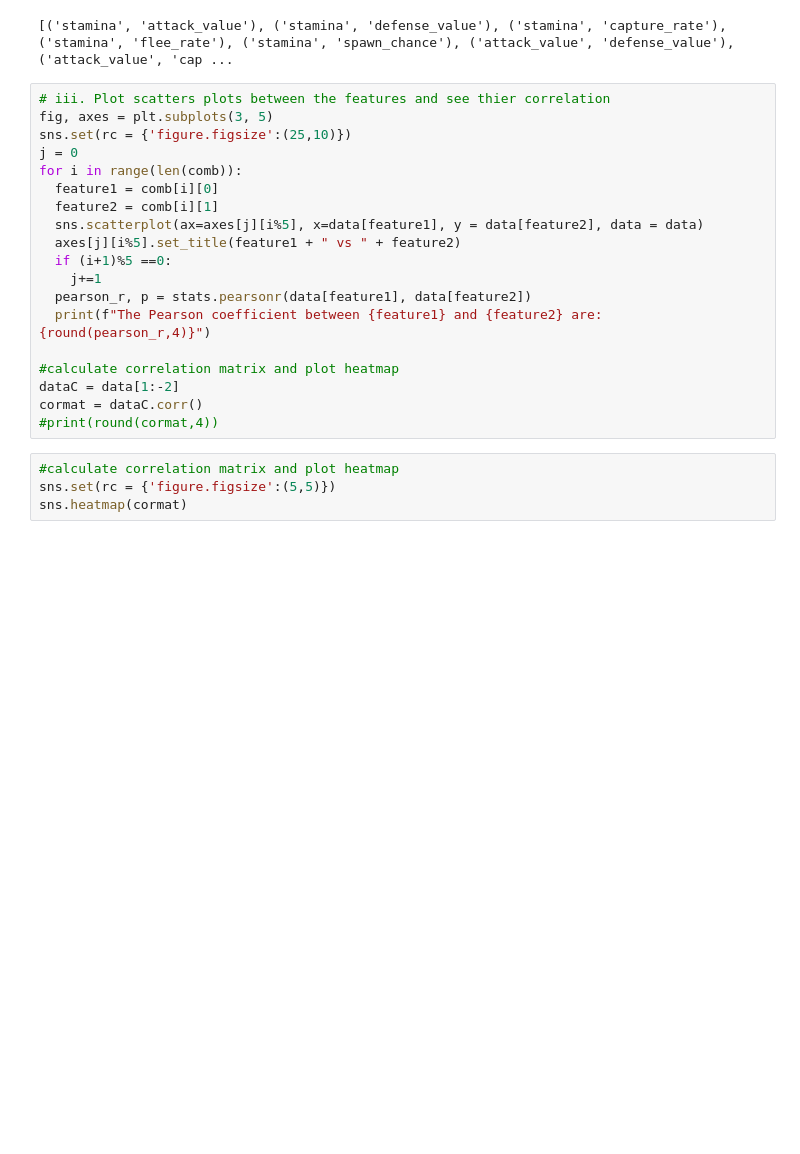
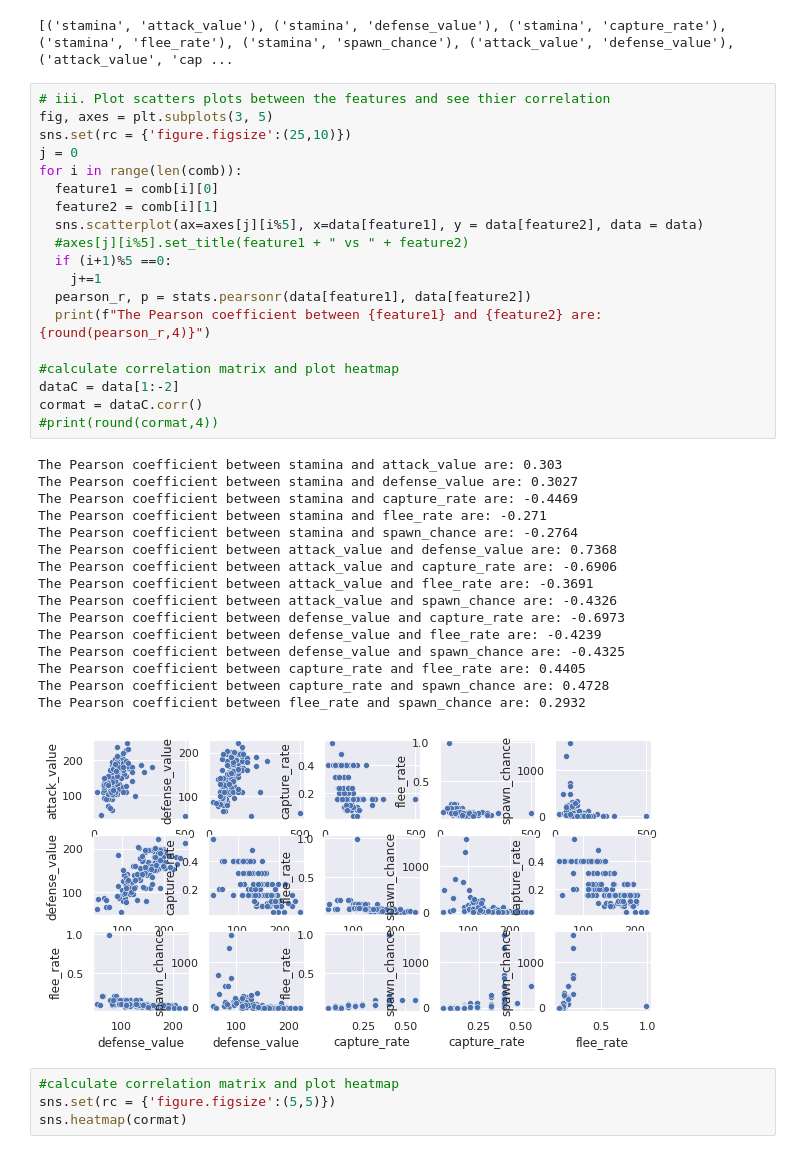
Before and after one commit to adrita23/Machine-Learning_Assignment_2, a Jupyter notebook: ML_Fall21_HW2.ipynb, the cells around one changed output. Drawn from its saved outputs; the diff is of its cells as text; blank space fills up the shorter version.

```diff
--- a/ML_Fall21_HW2.ipynb
+++ b/ML_Fall21_HW2.ipynb
@@ -79,22 +80,39 @@ print(comb, len(comb))
 # %%
 # iii. Plot scatters plots between the features and see thier correlation
 fig, axes = plt.subplots(3, 5)
 sns.set(rc = {'figure.figsize':(25,10)})
 j = 0
 for i in range(len(comb)):
   feature1 = comb[i][0]
   feature2 = comb[i][1]
   sns.scatterplot(ax=axes[j][i%5], x=data[feature1], y = data[feature2], data = data)
-  axes[j][i%5].set_title(feature1 + " vs " + feature2)
+  #axes[j][i%5].set_title(feature1 + " vs " + feature2)
   if (i+1)%5 ==0:
     j+=1
   pearson_r, p = stats.pearsonr(data[feature1], data[feature2])
   print(f"The Pearson coefficient between {feature1} and {feature2} are: {round(pearson_r,4)}")
 
 #calculate correlation matrix and plot heatmap
 dataC = data[1:-2]
 cormat = dataC.corr()
 #print(round(cormat,4))
+# %% [output]
+The Pearson coefficient between stamina and attack_value are: 0.303
+The Pearson coefficient between stamina and defense_value are: 0.3027
+The Pearson coefficient between stamina and capture_rate are: -0.4469
+The Pearson coefficient between stamina and flee_rate are: -0.271
+The Pearson coefficient between stamina and spawn_chance are: -0.2764
+The Pearson coefficient between attack_value and defense_value are: 0.7368
+The Pearson coefficient between attack_value and capture_rate are: -0.6906
+The Pearson coefficient between attack_value and flee_rate are: -0.3691
+The Pearson coefficient between attack_value and spawn_chance are: -0.4326
+The Pearson coefficient between defense_value and capture_rate are: -0.6973
+The Pearson coefficient between defense_value and flee_rate are: -0.4239
+The Pearson coefficient between defense_value and spawn_chance are: -0.4325
+The Pearson coefficient between capture_rate and flee_rate are: 0.4405
+The Pearson coefficient between capture_rate and spawn_chance are: 0.4728
+The Pearson coefficient between flee_rate and spawn_chance are: 0.2932
+[figure, added]
 # %%
 #calculate correlation matrix and plot heatmap
 sns.set(rc = {'figure.figsize':(5,5)})
```
Also changed, not shown: parts of 18 cells of this notebook.
